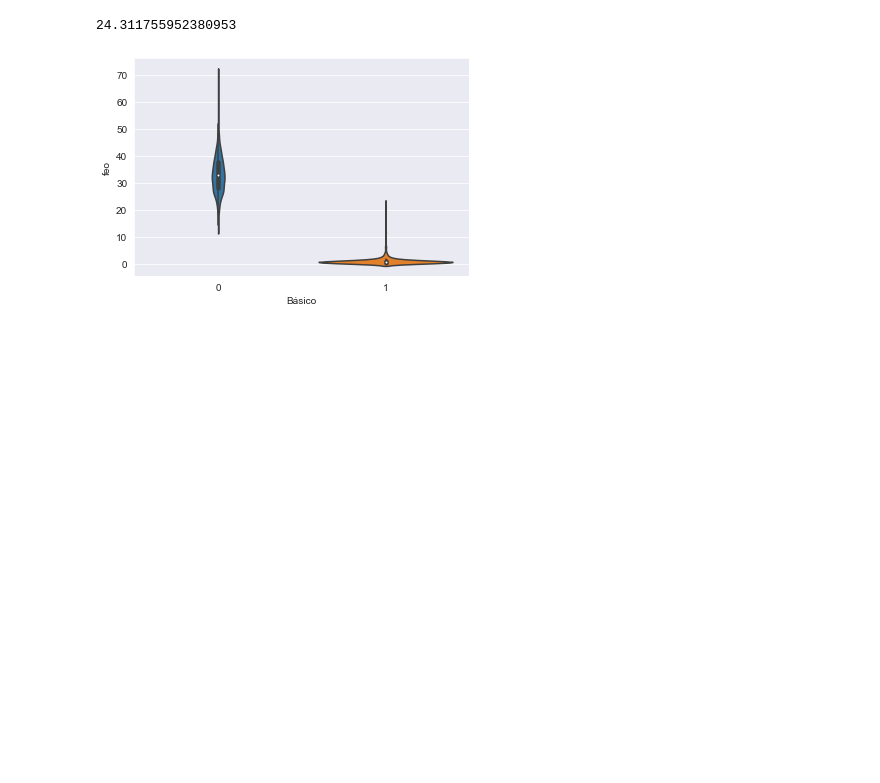
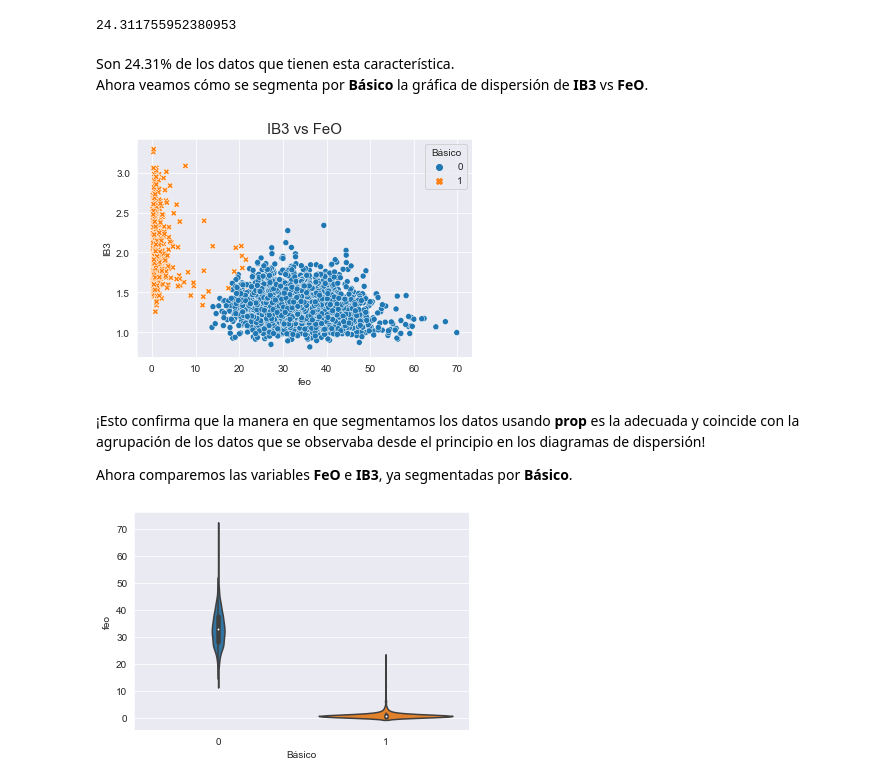
Before and after one commit to gutierrezrd90/assessment_deacero, a Jupyter notebook: Analysis.ipynb, the cells around one changed output. Saved outputs shown, nothing was run; the diff lists cells and outputs as text; code cells hidden in the pictures; blank space fills up the shorter version.

```diff
--- a/Analysis.ipynb
+++ b/Analysis.ipynb
@@ -575,6 +599,19 @@ Contamos
 (df["Básico"].sum()/df.shape[0])*100
 # %% [output]
 24.311755952380953
+# %% [markdown]
+Son 24.31% de los datos que tienen esta característica.
+Ahora veamos cómo se segmenta por **Básico** la gráfica de dispersión de **IB3** vs **FeO**.
+# %%
+p3 = sns.scatterplot(x=df['feo'], y=df['IB3'],\
+                hue=df['Básico'], style=df['Básico'])
+p3.set_title('IB3 vs FeO', fontsize=15);
+# %% [output]
+[figure, added]
+# %% [markdown]
+¡Esto confirma que la manera en que segmentamos los datos usando **prop** es la adecuada y coincide con la agrupación de los datos que se observaba desde el principio en los diagramas de dispersión!
+
+Ahora comparemos las variables **FeO** e **IB3**, ya segmentadas por **Básico**.
 # %%
 sns.violinplot(y=df['feo'], x=df['Básico']);
 # %% [output]
```
Also changed, not shown: parts of 32 cells of this notebook, 1 other file.
